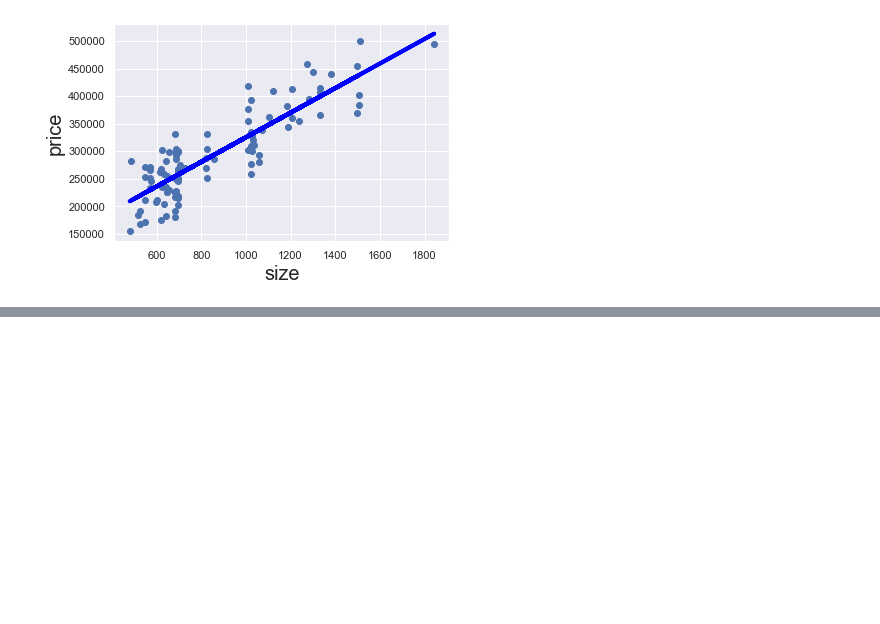
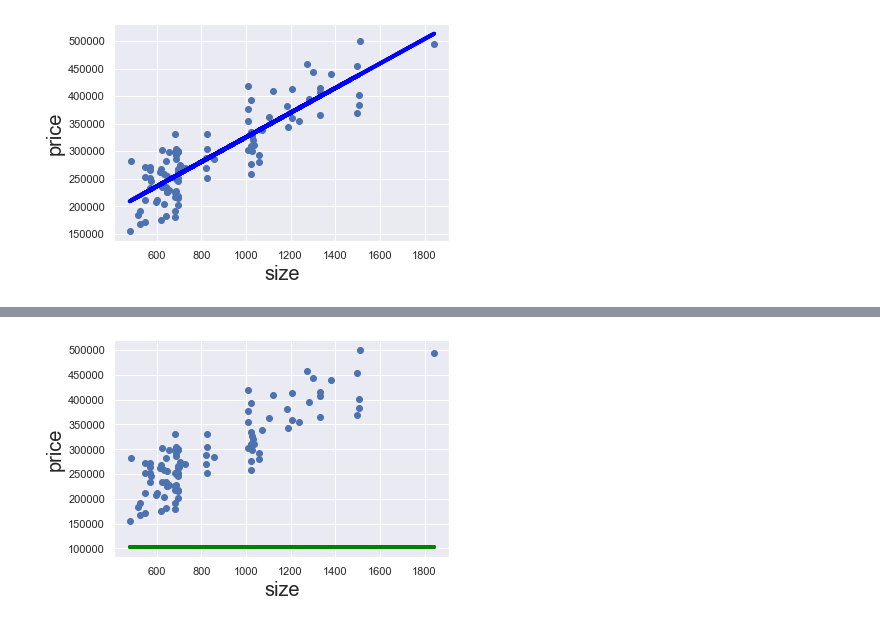
Before and after one commit to JakiaSultana/ML_in_python_Basics, a Jupyter notebook: Simple Linear Regression with explanation.ipynb, the cells around one changed output, grey strips where cells are left out. Cells and saved outputs as stored; diff of their text form; code cells hidden in the pictures; blank space fills up the shorter version.

```diff
--- a/Simple Linear Regression Exercise.ipynb
+++ b/Simple Linear Regression with explanation.ipynb
@@ -137,0 +149,9 @@ plt.show()
+# %%
+plt.scatter(x,y)
+yhat = 0*x + 101900 #if b1 =0
+fig = plt.plot(x,yhat,lw =4, c ='green', label = "regression line")
+plt.xlabel('size', fontsize = 20)
+plt.ylabel('price', fontsize = 20)
+plt.show()
+# %% [output]
+[figure, added]
```
Also changed, not shown: parts of 1 cell of this notebook, 1 other file.
